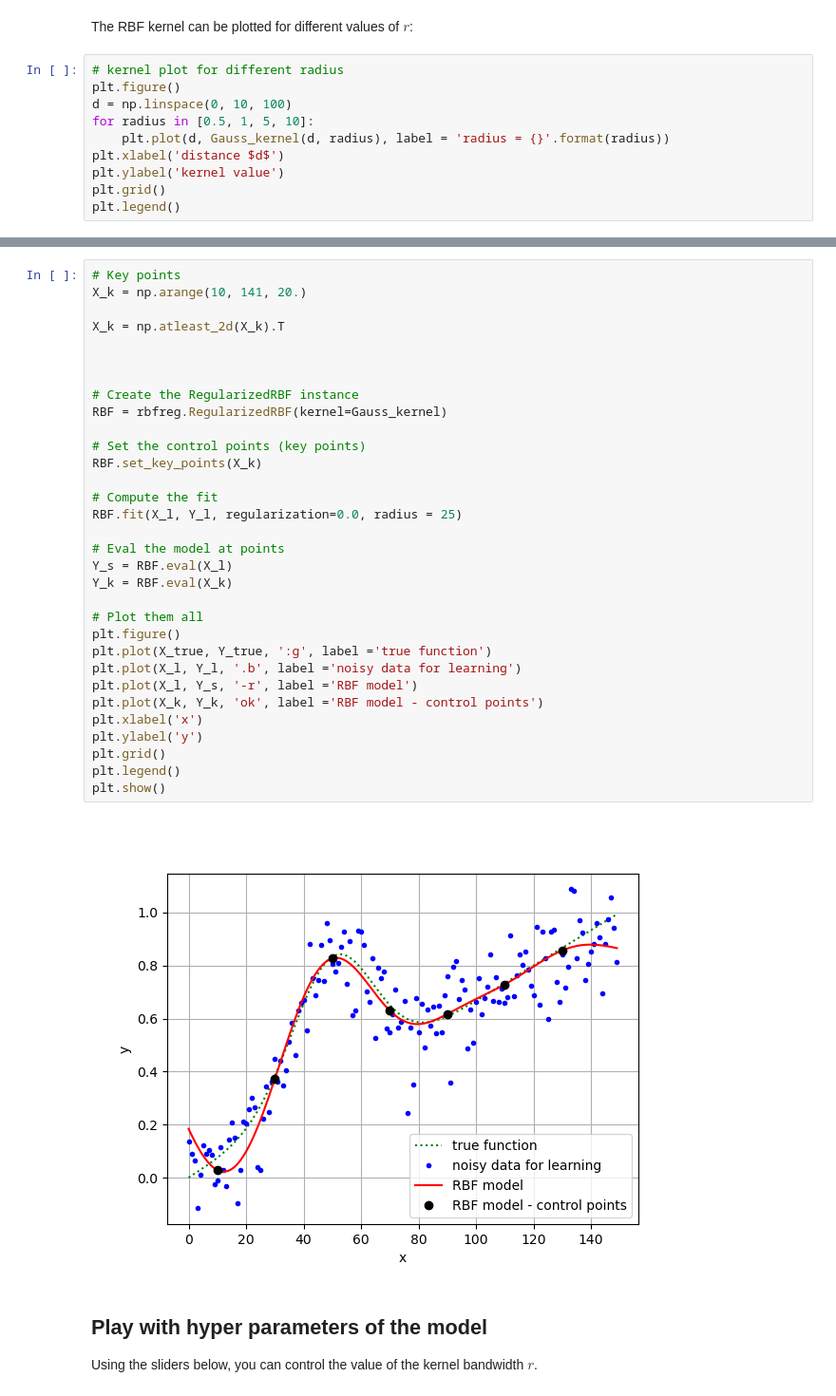
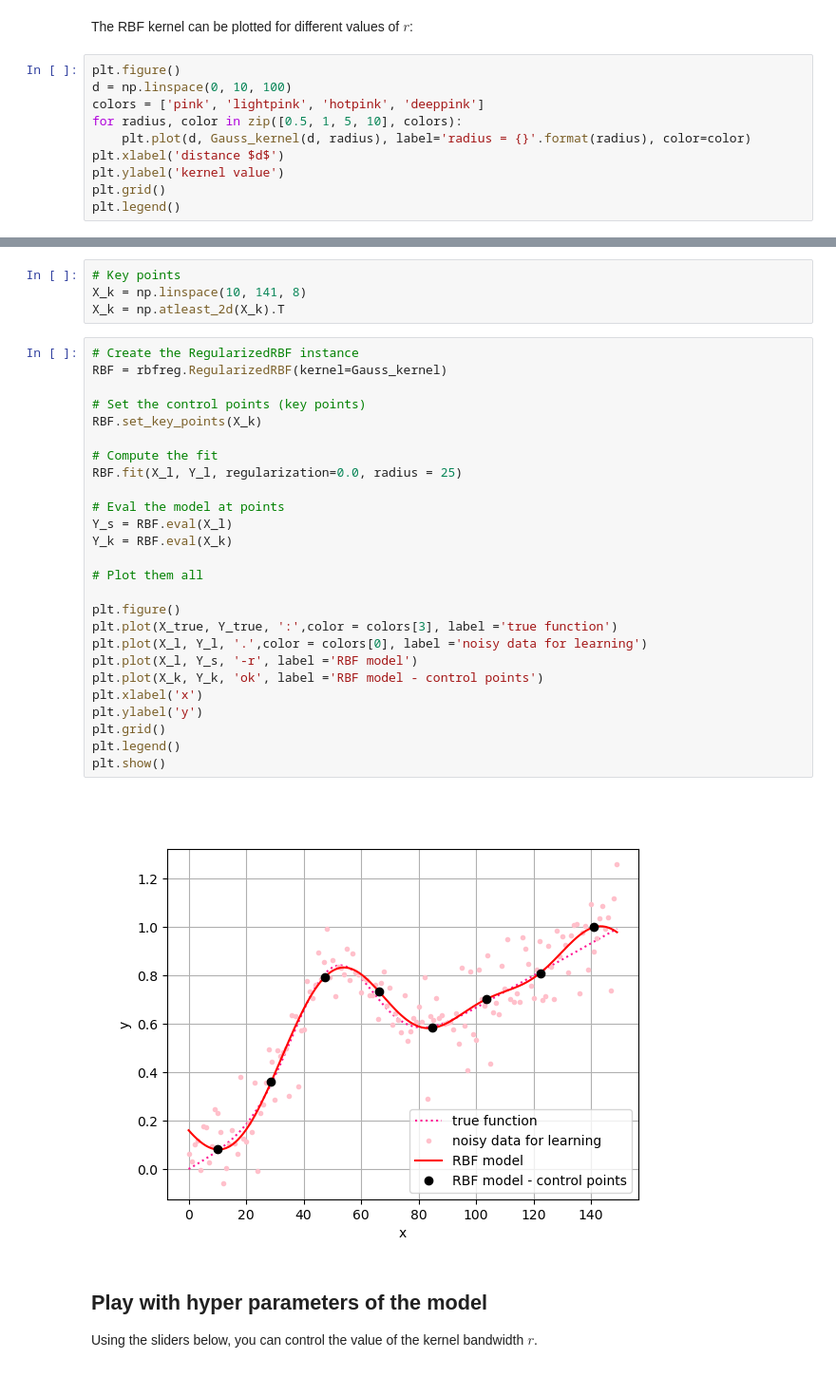
Before and after one commit to EmileRouxSMB/EmileRouxSMB.github.io, a Jupyter notebook: assets/jupyter/RBF-tuto1.ipynb, the cells around one changed output, grey strips where cells are left out. Shown at 95% size. Cells and saved outputs as stored; diff of their text form.

```diff
--- a/assets/jupyter/RBF-tuto1.ipynb
+++ b/assets/jupyter/RBF-tuto1.ipynb
@@ -70,11 +78,11 @@ def Gauss_kernel(d, radius):
 # %% [markdown]
 The RBF kernel can be plotted for different values of $r$:
 # %%
-# kernel plot for different radius
 plt.figure()
 d = np.linspace(0, 10, 100)
-for radius in [0.5, 1, 5, 10]:
-    plt.plot(d, Gauss_kernel(d, radius), label = 'radius = {}'.format(radius))
+colors = ['pink', 'lightpink', 'hotpink', 'deeppink']
+for radius, color in zip([0.5, 1, 5, 10], colors):
+    plt.plot(d, Gauss_kernel(d, radius), label='radius = {}'.format(radius), color=color)
 plt.xlabel('distance $d$')
 plt.ylabel('kernel value')
 plt.grid()
@@ -87,37 +101,35 @@ plt.legend()
+# %%
+# Key points
+X_k = np.linspace(10, 141, 8)
+X_k = np.atleast_2d(X_k).T
 # %%
-# Key points
-X_k = np.arange(10, 141, 20.)
-
-X_k = np.atleast_2d(X_k).T
-
-
-
 # Create the RegularizedRBF instance
 RBF = rbfreg.RegularizedRBF(kernel=Gauss_kernel)
 
 # Set the control points (key points)
 RBF.set_key_points(X_k)
 
 # Compute the fit
 RBF.fit(X_l, Y_l, regularization=0.0, radius = 25)
 
 # Eval the model at points
 Y_s = RBF.eval(X_l)
 Y_k = RBF.eval(X_k)
 
 # Plot them all
+
 plt.figure()
-plt.plot(X_true, Y_true, ':g', label ='true function')
-plt.plot(X_l, Y_l, '.b', label ='noisy data for learning')
+plt.plot(X_true, Y_true, ':',color = colors[3], label ='true function')
+plt.plot(X_l, Y_l, '.',color = colors[0], label ='noisy data for learning')
 plt.plot(X_l, Y_s, '-r', label ='RBF model')
 plt.plot(X_k, Y_k, 'ok', label ='RBF model - control points')
 plt.xlabel('x')
 plt.ylabel('y')
 plt.grid()
 plt.legend()
 plt.show()
 # %% [output]
-[figure, old version]
+[figure, new version]
 # %% [markdown]
 ## Play with hyper parameters of the model
 Using the sliders below, you can control the value of the kernel bandwidth $r$.
```
Also changed, not shown: parts of 5 cells of this notebook.
